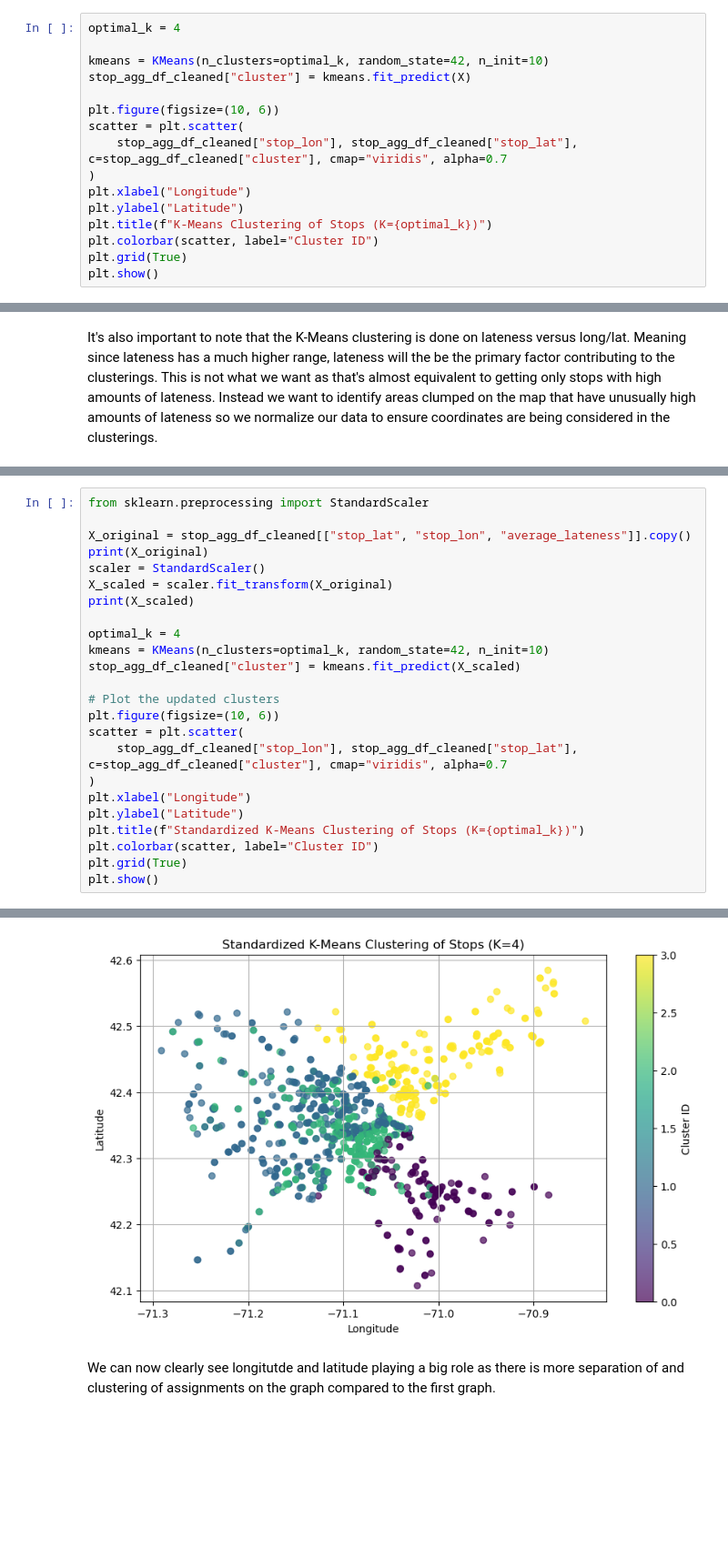
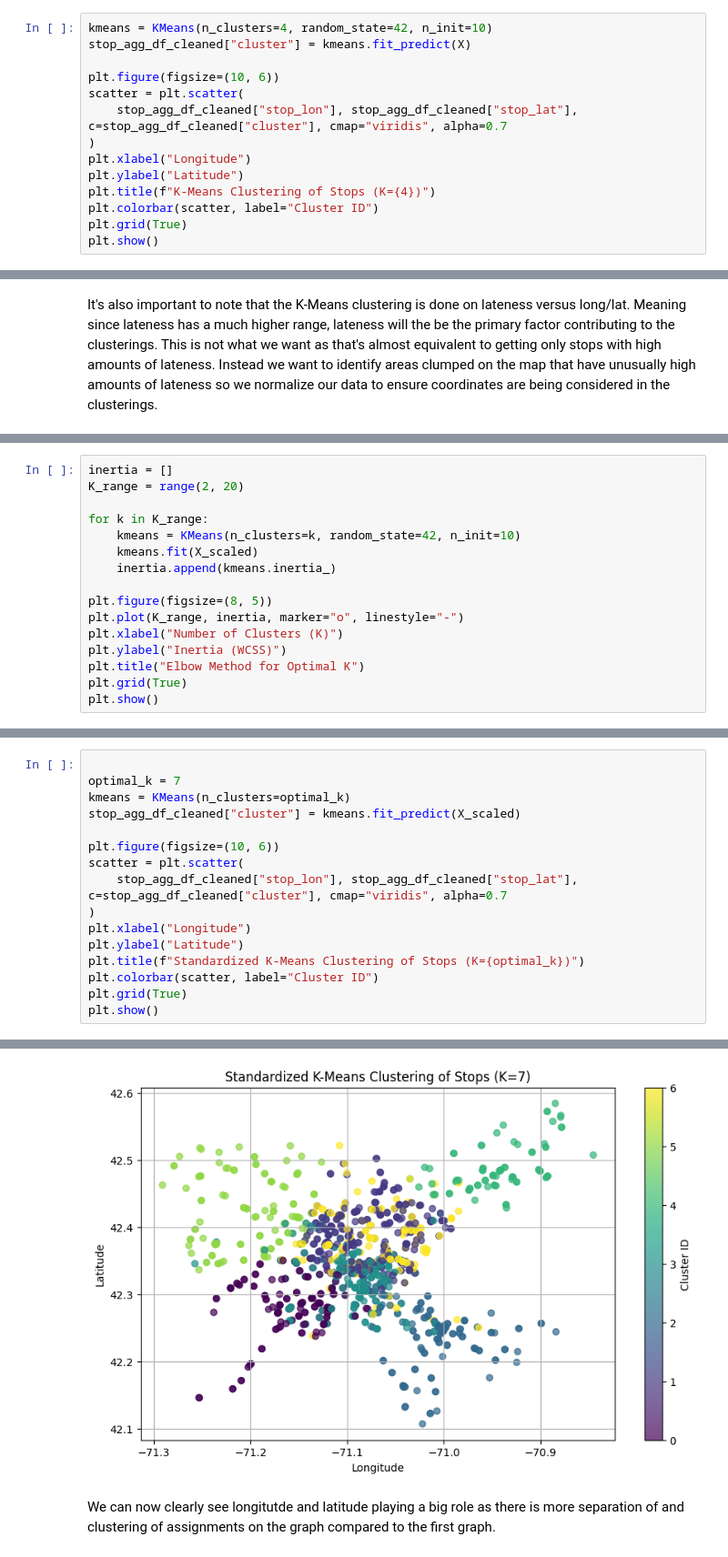
Before and after one commit to KKeySimon/BostonBusEquity, a Jupyter notebook: simon.ipynb, the cells around one changed output, grey strips where cells are left out. Shown at 91% size. Cells and saved outputs as stored; diff of their text form; blank space fills up the shorter version.

Commit message:
complete init draft of MBTA Bus arrival dataset

```diff
--- a/simon.ipynb
+++ b/simon.ipynb
@@ -720,7 +700,5 @@ plt.show()
 # %%
-optimal_k = 4
-
-kmeans = KMeans(n_clusters=optimal_k, random_state=42, n_init=10)
+kmeans = KMeans(n_clusters=4, random_state=42, n_init=10)
 stop_agg_df_cleaned["cluster"] = kmeans.fit_predict(X)
 
 plt.figure(figsize=(10, 6))
@@ -729,7 +707,7 @@ scatter = plt.scatter(
 )
 plt.xlabel("Longitude")
 plt.ylabel("Latitude")
-plt.title(f"K-Means Clustering of Stops (K={optimal_k})")
+plt.title(f"K-Means Clustering of Stops (K={4})")
 plt.colorbar(scatter, label="Cluster ID")
 plt.grid(True)
 plt.show()
@@ -769,0 +774,16 @@ It's also important to note that the K-Means clustering is done on lateness vers
+# %%
+inertia = []
+K_range = range(2, 20)
+
+for k in K_range:
+    kmeans = KMeans(n_clusters=k, random_state=42, n_init=10)
+    kmeans.fit(X_scaled)
+    inertia.append(kmeans.inertia_)
+
+plt.figure(figsize=(8, 5))
+plt.plot(K_range, inertia, marker="o", linestyle="-")
+plt.xlabel("Number of Clusters (K)")
+plt.ylabel("Inertia (WCSS)")
+plt.title("Elbow Method for Optimal K")
+plt.grid(True)
+plt.show()
@@ -770,17 +792,9 @@ It's also important to note that the K-Means clustering is done on lateness vers
 # %%
-from sklearn.preprocessing import StandardScaler
 
-X_original = stop_agg_df_cleaned[["stop_lat", "stop_lon", "average_lateness"]].copy()
-print(X_original)
-scaler = StandardScaler()
-X_scaled = scaler.fit_transform(X_original)
-print(X_scaled)
-
-optimal_k = 4
-kmeans = KMeans(n_clusters=optimal_k, random_state=42, n_init=10)
+optimal_k = 7
+kmeans = KMeans(n_clusters=optimal_k)
 stop_agg_df_cleaned["cluster"] = kmeans.fit_predict(X_scaled)
 
-# Plot the updated clusters
 plt.figure(figsize=(10, 6))
 scatter = plt.scatter(
     stop_agg_df_cleaned["stop_lon"], stop_agg_df_cleaned["stop_lat"], c=stop_agg_df_cleaned["cluster"], cmap="viridis", alpha=0.7
@@ -817,4 +814,4 @@ See the caveats in the documentation: https://pandas.pydata.org/pandas-docs/stab
-[figure, old version]
+[figure, new version]
 # %% [markdown]
 We can now clearly see longitutde and latitude playing a big role as there is more separation of and clustering of assignments on the graph compared to the first graph.
 # %%
```
Also changed, not shown: parts of 14 cells of this notebook, 7 other files.
